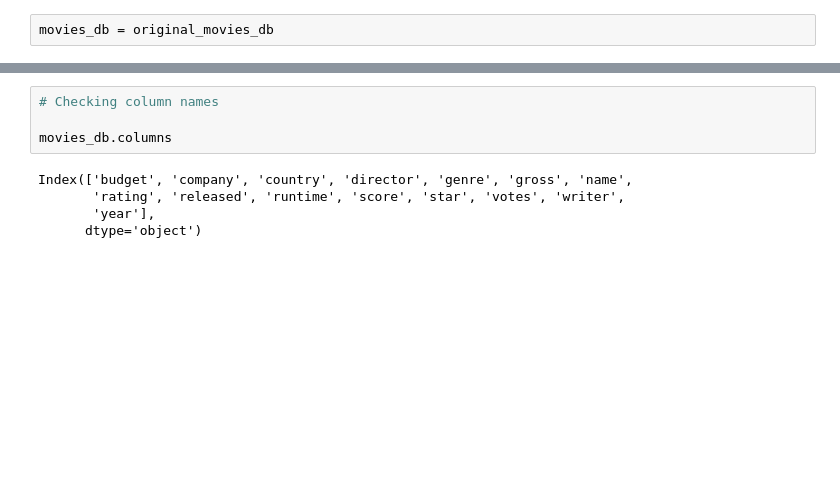
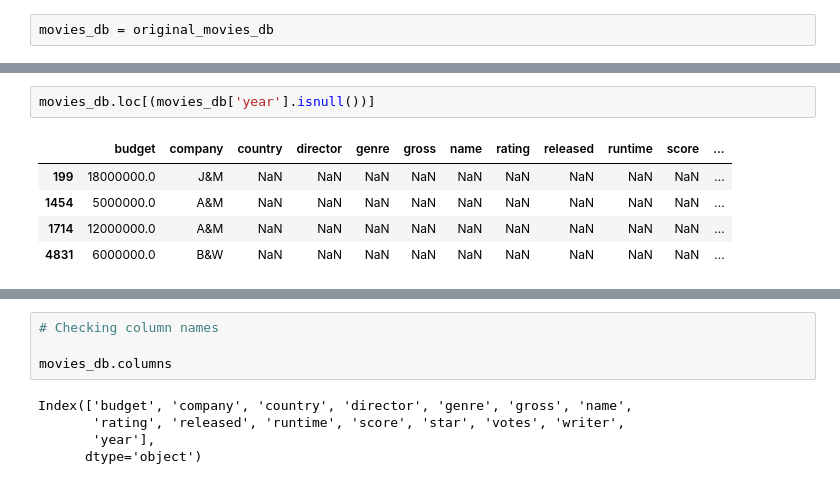
Before and after one commit to Mariehllrd/Project-Week-3-Data-Thieves, a Jupyter notebook: your-project/Movies Database Cleaning.ipynb, the cells around one changed output, grey strips where cells are left out. Saved outputs shown, nothing was run; the diff lists cells and outputs as text; blank space fills up the shorter version.

```diff
--- a/your-project/Movies Database Cleaning.ipynb
+++ b/your-project/Movies Database Cleaning.ipynb
@@ -32,3 +35,11 @@ movies_db.head()
 | 2 | 15000000.0 | Paramount Pictures | USA | Tony Scott | Action | 179800601.0 | Top Gun | PG | 1986-05-16 00:00:00 | 110.0 | 6.9 | ... |
 | 3 | 18500000.0 | Twentieth Century Fox Film Corpor... | USA | James Cameron | Action | 85160248.0 | Aliens | R | 1986-07-18 00:00:00 | 137.0 | 8.4 | ... |
 | 4 | 9000000.0 | Walt Disney Pictures | USA | Randal Kleiser | Adventure | 18564613.0 | Flight of the Navigator | PG | 1986-08-01 00:00:00 | 90.0 | 6.9 | ... |
+# %%
+movies_db.loc[(movies_db['year'].isnull())]
+# %% [output]
+|  | budget | company | country | director | genre | gross | name | rating | released | runtime | score | ... |
+| 199 | 18000000.0 | J&M | NaN | NaN | NaN | NaN | NaN | NaN | NaN | NaN | NaN | ... |
+| 1454 | 5000000.0 | A&M | NaN | NaN | NaN | NaN | NaN | NaN | NaN | NaN | NaN | ... |
+| 1714 | 12000000.0 | A&M | NaN | NaN | NaN | NaN | NaN | NaN | NaN | NaN | NaN | ... |
+| 4831 | 6000000.0 | B&W | NaN | NaN | NaN | NaN | NaN | NaN | NaN | NaN | NaN | ... |
```
Also changed, not shown: parts of 19 cells of this notebook, 3 other files.
